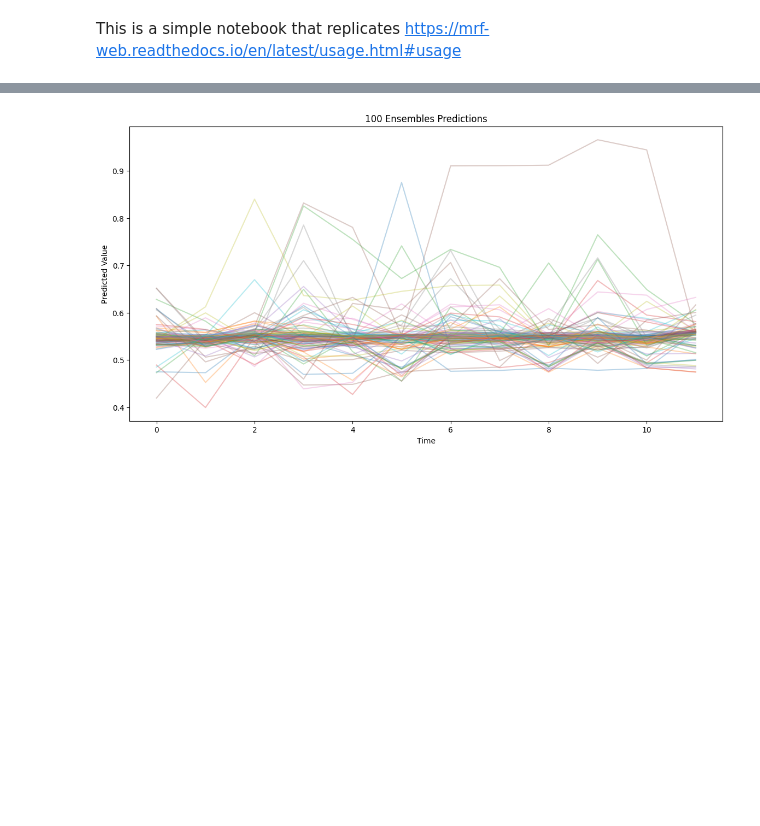
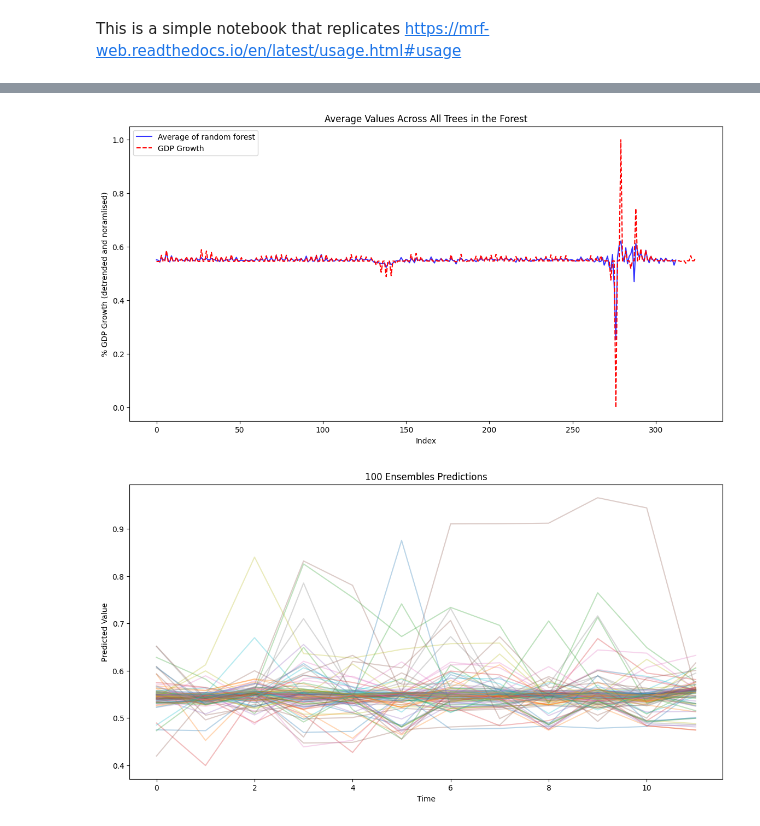
Before and after one commit to pgerbino/macroeconomic-random-forest, a Jupyter notebook: example.ipynb, the cells around one changed output, grey strips where cells are left out. Drawn from its saved outputs; the diff is of its cells as text; code cells hidden in the pictures; blank space fills up the shorter version.

```diff
--- a/example.ipynb
+++ b/example.ipynb
@@ -187,3 +168,17 @@ plt.show()
+# %%
+# Average across all trees in the forest
+average_tree_values = np.mean([MRF_output['model']['forest'][tree] for tree in MRF_output['model']['forest']], axis=0)
+
+plt.figure(figsize=(14, 7))
+plt.plot(average_tree_values, alpha=0.8, color='blue', label='Average of random forest')
+plt.title('Average Values Across All Trees in the Forest')
+plt.xlabel('Index')
+plt.ylabel('% GDP Growth (detrended and noramlised)')
+plt.plot(gdp_column, 'r--', label='GDP Growth')
+plt.legend()
+plt.show()
+# %% [output]
+[figure, added]
 # %%
 MRF_output['pred_ensemble']
 
```
Also changed, not shown: parts of 3 cells of this notebook.
